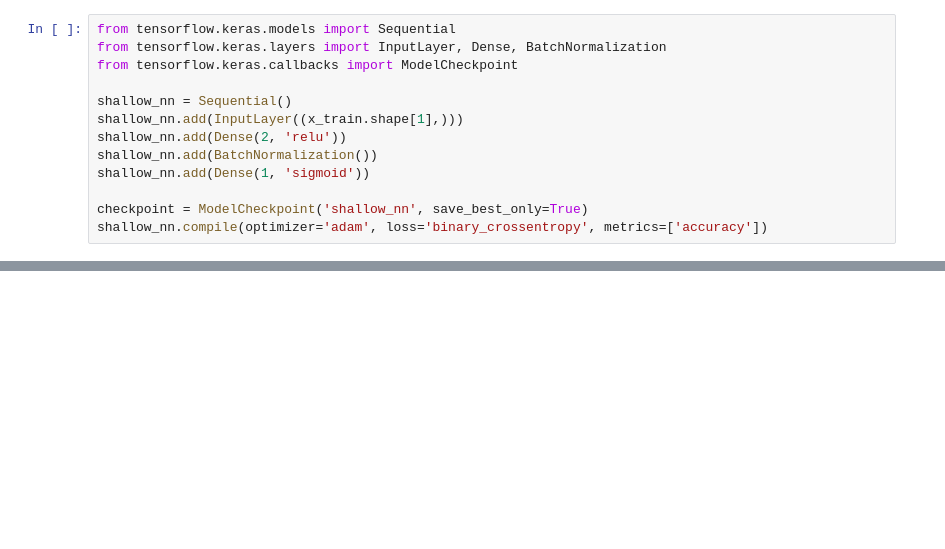
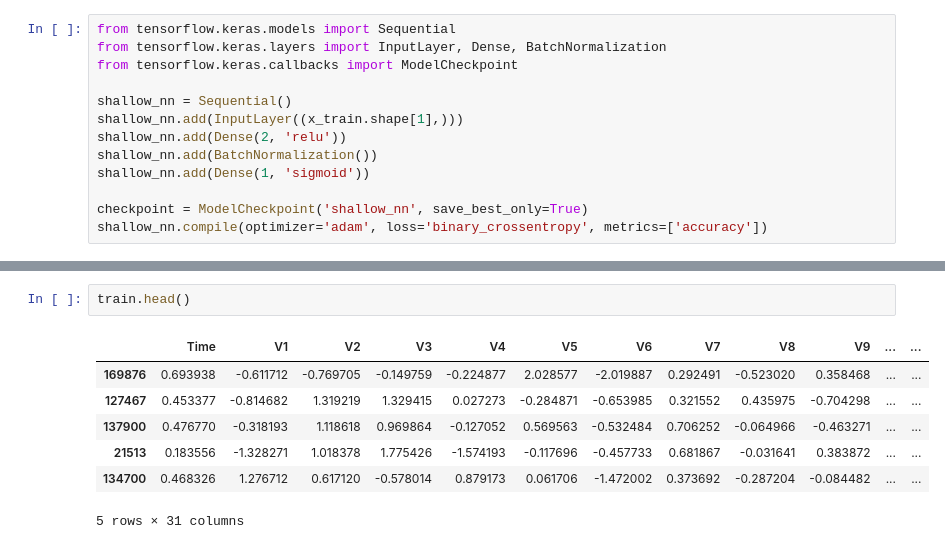
Before and after one commit to DivyanshVish/Fraud-Detection-By-Neural-Network, a Jupyter notebook: Fraud_Detection_By_Neural_Network.ipynb, the cells around one changed output, grey strips where cells are left out. Cells and saved outputs as stored; diff of their text form; blank space fills up the shorter version.

```diff
--- a/Fraud_Detection_By_Neural_Network.ipynb
+++ b/Fraud_Detection_By_Neural_Network.ipynb
@@ -231,0 +314,10 @@ _________________________________________________________________
+# %%
+train.head()
+# %% [output]
+|  | Time | V1 | V2 | V3 | V4 | V5 | V6 | V7 | V8 | V9 | ... | ... |
+| 169876 | 0.693938 | -0.611712 | -0.769705 | -0.149759 | -0.224877 | 2.028577 | -2.019887 | 0.292491 | -0.523020 | 0.358468 | ... | ... |
+| 127467 | 0.453377 | -0.814682 | 1.319219 | 1.329415 | 0.027273 | -0.284871 | -0.653985 | 0.321552 | 0.435975 | -0.704298 | ... | ... |
+| 137900 | 0.476770 | -0.318193 | 1.118618 | 0.969864 | -0.127052 | 0.569563 | -0.532484 | 0.706252 | -0.064966 | -0.463271 | ... | ... |
+| 21513 | 0.183556 | -1.328271 | 1.018378 | 1.775426 | -1.574193 | -0.117696 | -0.457733 | 0.681867 | -0.031641 | 0.383872 | ... | ... |
+| 134700 | 0.468326 | 1.276712 | 0.617120 | -0.578014 | 0.879173 | 0.061706 | -1.472002 | 0.373692 | -0.287204 | -0.084482 | ... | ... |
+5 rows × 31 columns
```
Also changed, not shown: parts of 43 cells of this notebook.
